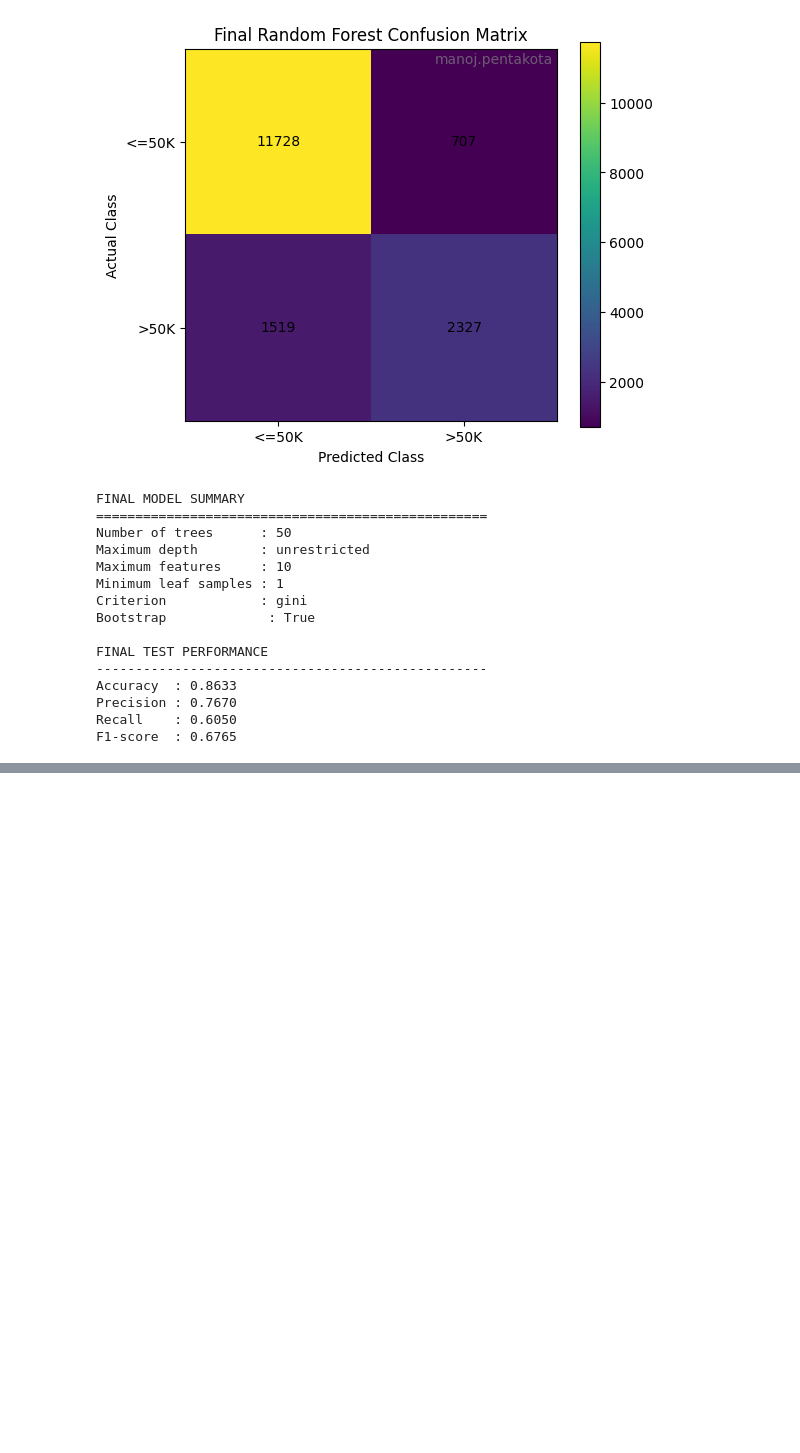
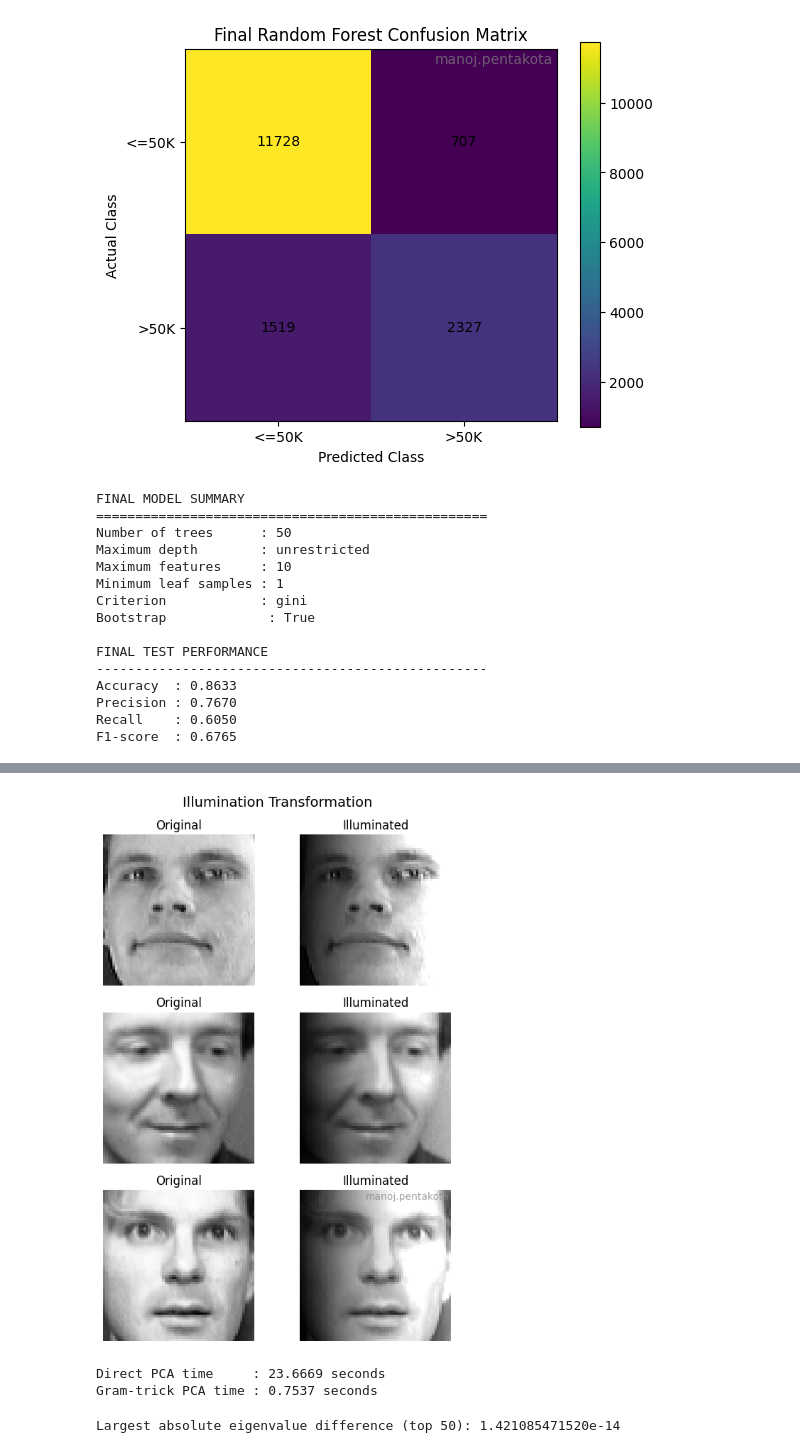
Before and after one commit to suryamanoj4/SMAI-Assignment-3, a Jupyter notebook: SMAI_Assignment_3.ipynb, the cells around one changed output, grey strips where cells are left out. Drawn from its saved outputs; the diff is of its cells as text; code cells hidden in the pictures; blank space fills up the shorter version.

```diff
--- a/SMAI_Assignment_3.ipynb
+++ b/SMAI_Assignment_3.ipynb
@@ -2229,0 +2450,18 @@ F1-score  : 0.6765
+# %%
+fig, axes = plt.subplots(3,2,figsize=(6, 8))
+for row, idx in enumerate(visualization_indices):
+    axes[row, 0].imshow(test_images[idx],cmap="gray")
+    axes[row, 0].set_title("Original")
+    axes[row, 1].imshow(illuminated_test_images[idx],cmap="gray")
+    axes[row, 1].set_title("Illuminated")
+    for ax in axes[row]:
+        ax.axis("off")
+fig.suptitle("Illumination Transformation",fontsize=14)
+plt.text(0.99, 0.99, "manoj.pentakota",
+         ha='right', va='top',
+         transform=plt.gca().transAxes,
+         fontsize=10, color='gray', alpha=0.7)
+plt.tight_layout()
+plt.show()
+# %% [output]
+[figure, added]
@@ -2229,0 +2584,26 @@ F1-score  : 0.6765
+# %%
+start_time = time.time()
+pca_direct = PCAFromScratch(method="direct")
+pca_direct.fit(x_train,k=None)
+direct_time = time.time() - start_time
+start_time = time.time()
+pca_gram = PCAFromScratch(method="gram_trick")
+pca_gram.fit(x_train,k=None)
+gram_time = time.time() - start_time
+
+print(f"Direct PCA time     : {direct_time:.4f} seconds")
+print(f"Gram-trick PCA time : {gram_time:.4f} seconds")
+# %% [output]
+Direct PCA time     : 23.6669 seconds
+Gram-trick PCA time : 0.7537 seconds
+# %%
+top_k = 50
+eigenvalue_differences = np.abs(pca_direct.eigenvalues_[:top_k]-pca_gram.eigenvalues_[:top_k])
+max_eigenvalue_difference = np.max(eigenvalue_differences)
+print(
+    "Largest absolute eigenvalue difference "
+    f"(top {top_k}): "
+    f"{max_eigenvalue_difference:.12e}"
+)
+# %% [output]
+Largest absolute eigenvalue difference (top 50): 1.421085471520e-14
```
Also changed, not shown: parts of 80 cells of this notebook.
